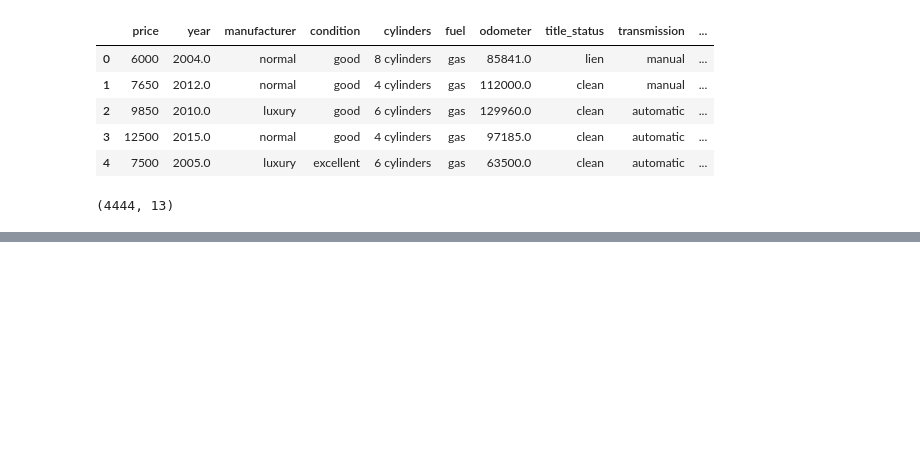
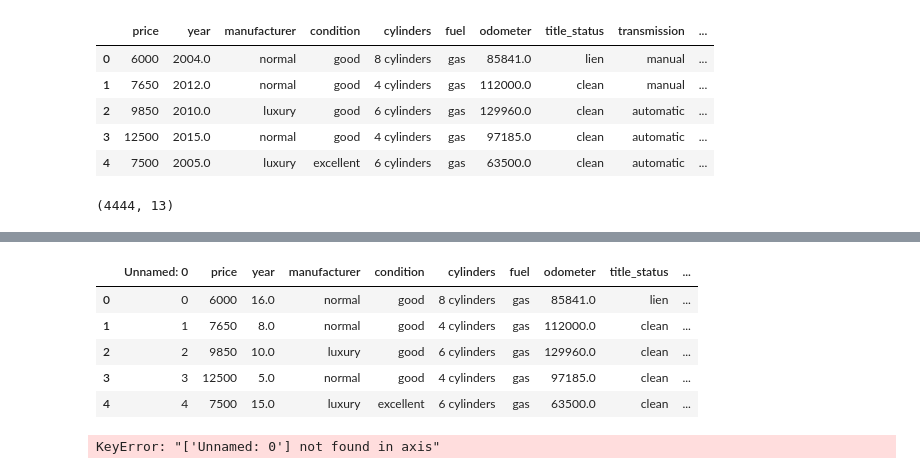
Before and after one commit to elfua360/Used-Car-Bayesian-Analysis, a Jupyter notebook: preprocessing.ipynb, the cells around one changed output, grey strips where cells are left out. Cells and saved outputs as stored; diff of their text form; code cells hidden in the pictures; blank space fills up the shorter version.

```diff
--- a/preprocessing.ipynb
+++ b/preprocessing.ipynb
@@ -70,0 +86,11 @@ df.to_csv("vehicles-final(USE)")
+# %%
+#new = df[df["year"] >= 2020]
+df["year"] = 2020 - df["year"]
+df.head()
+# %% [output]
+|  | Unnamed: 0 | price | year | manufacturer | condition | cylinders | fuel | odometer | title_status | ... |
+| 0 | 0 | 6000 | 16.0 | normal | good | 8 cylinders | gas | 85841.0 | lien | ... |
+| 1 | 1 | 7650 | 8.0 | normal | good | 4 cylinders | gas | 112000.0 | clean | ... |
+| 2 | 2 | 9850 | 10.0 | luxury | good | 6 cylinders | gas | 129960.0 | clean | ... |
+| 3 | 3 | 12500 | 5.0 | normal | good | 4 cylinders | gas | 97185.0 | clean | ... |
+| 4 | 4 | 7500 | 15.0 | luxury | excellent | 6 cylinders | gas | 63500.0 | clean | ... |
@@ -70,0 +99,6 @@ df.to_csv("vehicles-final(USE)")
+# %%
+new = new.drop(['Unnamed: 0'], axis=1)
+new.head()
+new.to_csv('vehicles-years_modified.csv')
+# %% [output]
+KeyError: "['Unnamed: 0'] not found in axis"
```
Also changed, not shown: parts of 11 cells of this notebook, 9 other files.
